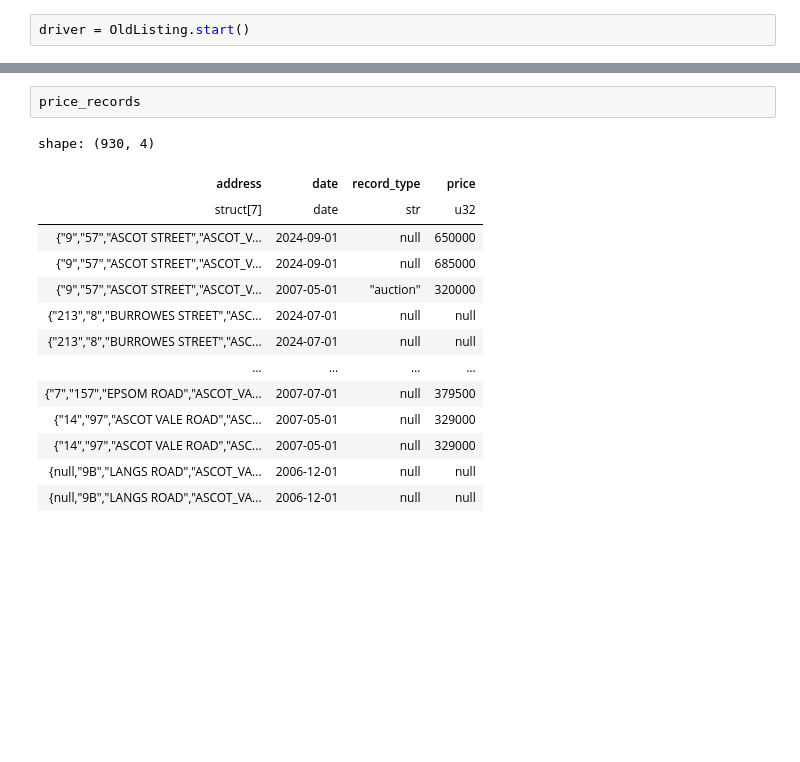
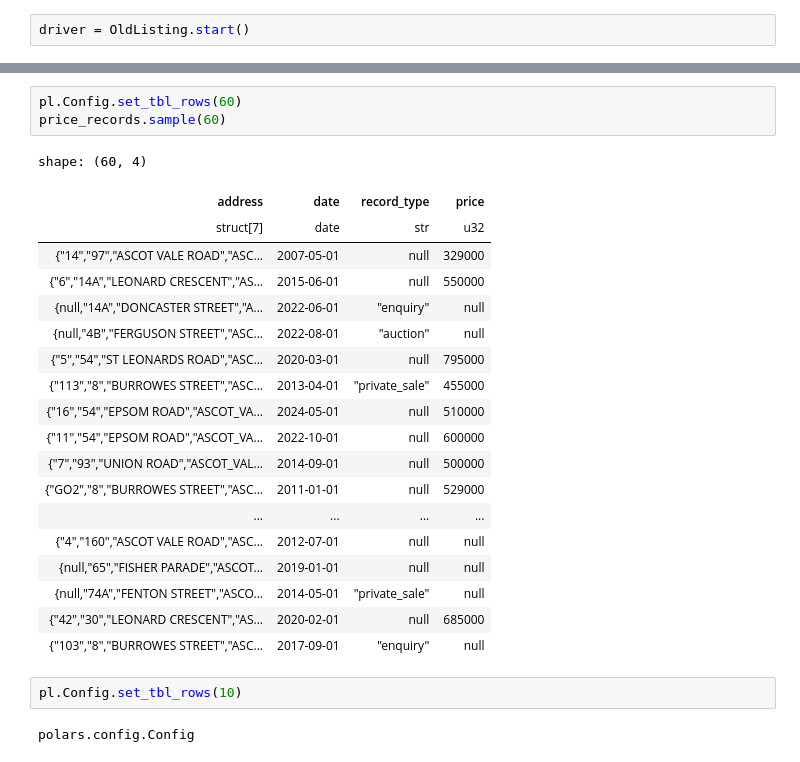
Before and after one commit to Andre-Medina/property_models, a Jupyter notebook: experiments/01_checking_site_contents/02.1_old_listings_full_test.ipynb, the cells around one changed output, grey strips where cells are left out. Saved outputs shown, nothing was run; the diff lists cells and outputs as text; blank space fills up the shorter version.

```diff
--- a/experiments/01_checking_site_contents/02.1_old_listings_full_test.ipynb
+++ b/experiments/01_checking_site_contents/02.1_old_listings_full_test.ipynb
@@ -115,17 +169,27 @@ shape: (261, 10)
-# %%
-price_records
-# %% [output]
-shape: (930, 4)
-| address | date | record_type | price |
-| struct[7] | date | str | u32 |
-| {"9","57","ASCOT STREET","ASCOT_V... | 2024-09-01 | null | 650000 |
-| {"9","57","ASCOT STREET","ASCOT_V... | 2024-09-01 | null | 685000 |
-| {"9","57","ASCOT STREET","ASCOT_V... | 2007-05-01 | "auction" | 320000 |
-| {"213","8","BURROWES STREET","ASC... | 2024-07-01 | null | null |
-| {"213","8","BURROWES STREET","ASC... | 2024-07-01 | null | null |
-| … | … | … | … |
-| {"7","157","EPSOM ROAD","ASCOT_VA... | 2007-07-01 | null | 379500 |
-| {"14","97","ASCOT VALE ROAD","ASC... | 2007-05-01 | null | 329000 |
-| {"14","97","ASCOT VALE ROAD","ASC... | 2007-05-01 | null | 329000 |
-| {null,"9B","LANGS ROAD","ASCOT_VA... | 2006-12-01 | null | null |
-| {null,"9B","LANGS ROAD","ASCOT_VA... | 2006-12-01 | null | null |
+# %%
+pl.Config.set_tbl_rows(60)
+price_records.sample(60)
+# %% [output]
+shape: (60, 4)
+| address | date | record_type | price |
+| struct[7] | date | str | u32 |
+| {"14","97","ASCOT VALE ROAD","ASC... | 2007-05-01 | null | 329000 |
+| {"6","14A","LEONARD CRESCENT","AS... | 2015-06-01 | null | 550000 |
+| {null,"14A","DONCASTER STREET","A... | 2022-06-01 | "enquiry" | null |
+| {null,"4B","FERGUSON STREET","ASC... | 2022-08-01 | "auction" | null |
+| {"5","54","ST LEONARDS ROAD","ASC... | 2020-03-01 | null | 795000 |
+| {"113","8","BURROWES STREET","ASC... | 2013-04-01 | "private_sale" | 455000 |
+| {"16","54","EPSOM ROAD","ASCOT_VA... | 2024-05-01 | null | 510000 |
+| {"11","54","EPSOM ROAD","ASCOT_VA... | 2022-10-01 | null | 600000 |
+| {"7","93","UNION ROAD","ASCOT_VAL... | 2014-09-01 | null | 500000 |
+| {"GO2","8","BURROWES STREET","ASC... | 2011-01-01 | null | 529000 |
+| ... | ... | ... | ... |
+| {"4","160","ASCOT VALE ROAD","ASC... | 2012-07-01 | null | null |
+| {null,"65","FISHER PARADE","ASCOT... | 2019-01-01 | null | null |
+| {null,"74A","FENTON STREET","ASCO... | 2014-05-01 | "private_sale" | null |
+| {"42","30","LEONARD CRESCENT","AS... | 2020-02-01 | null | 685000 |
+| {"103","8","BURROWES STREET","ASC... | 2017-09-01 | "enquiry" | null |
+# %%
+pl.Config.set_tbl_rows(10)
+# %% [output]
+polars.config.Config
```
Also changed, not shown: parts of 7 cells of this notebook, 1 other file.
